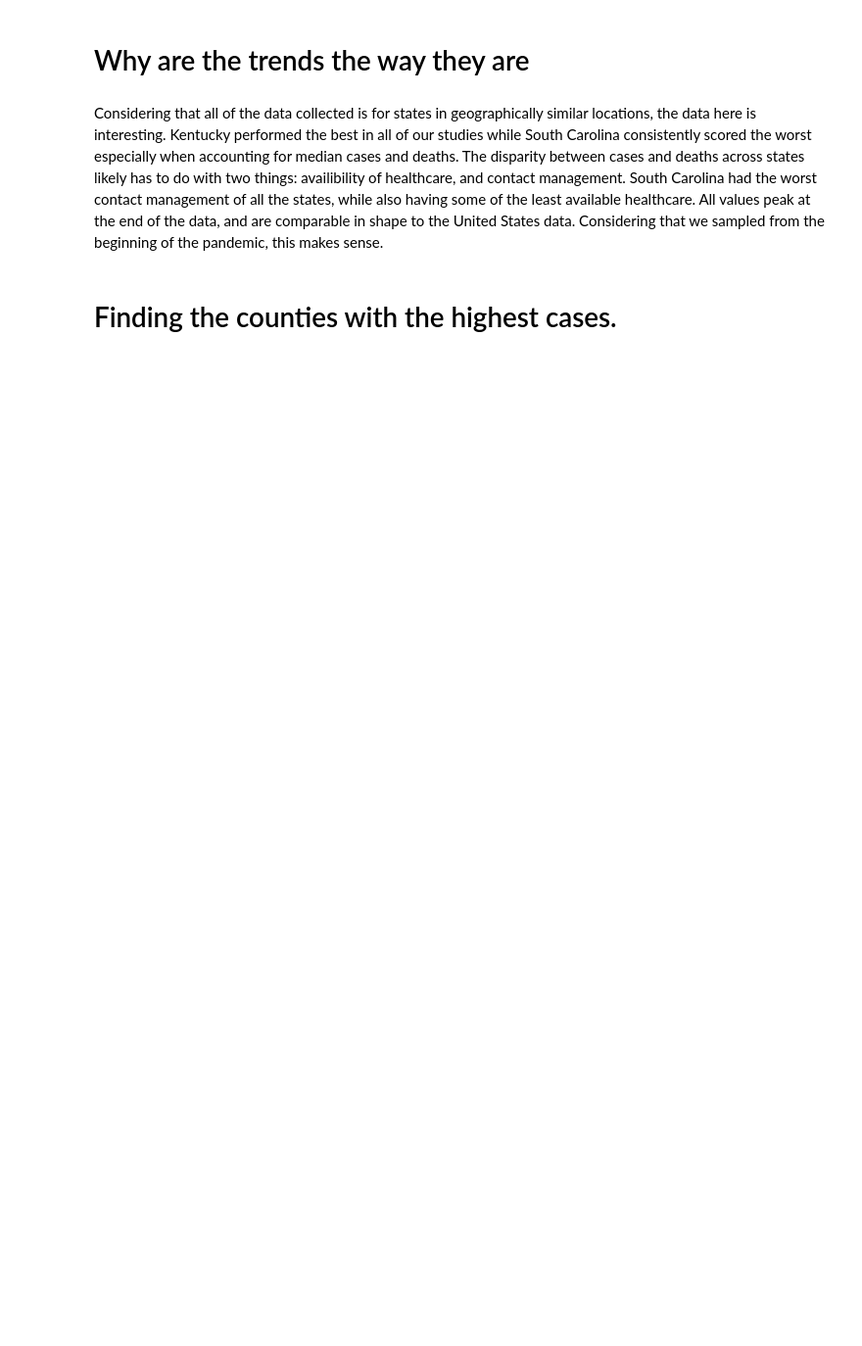
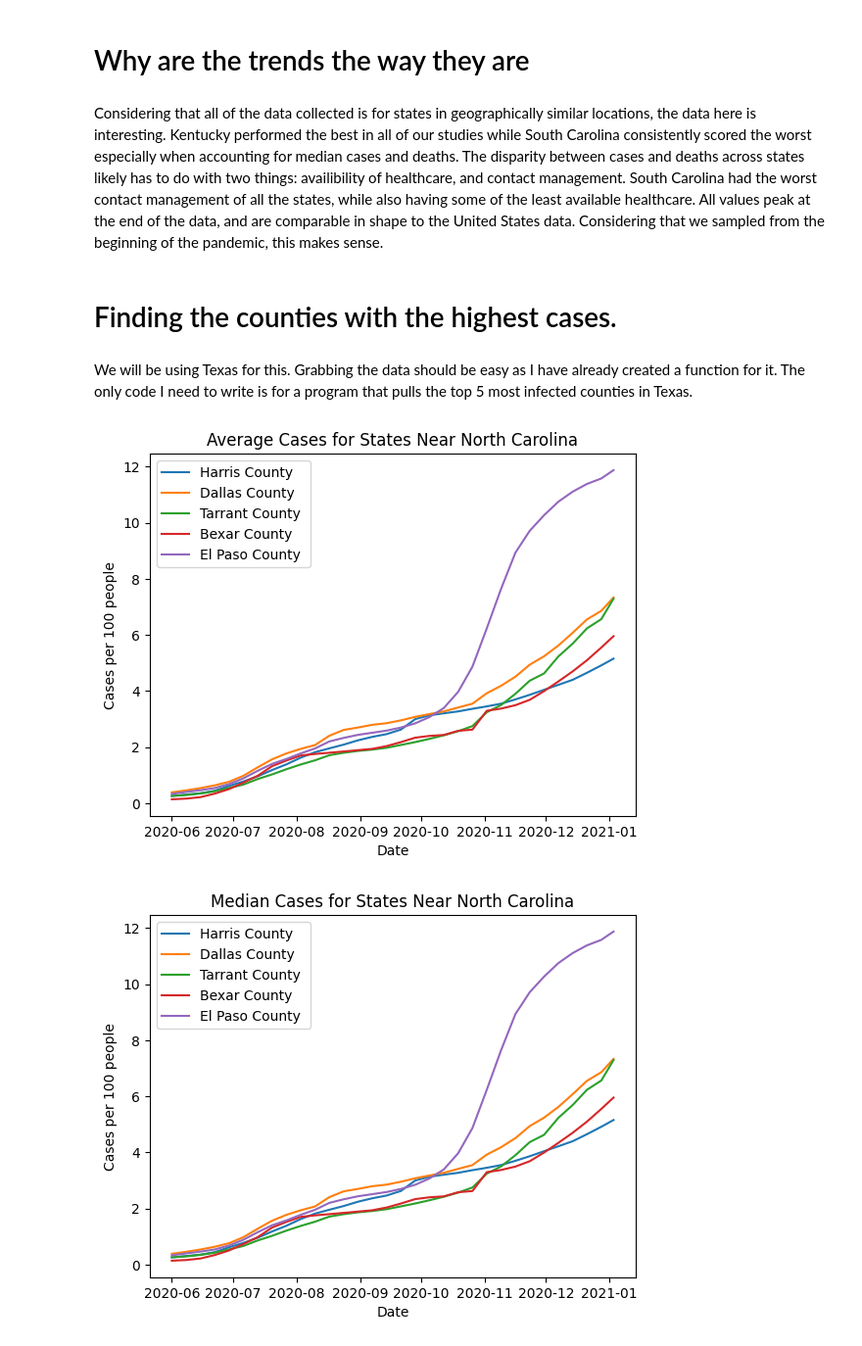
Before and after one commit to smbarber2/405ProjectGroup1, a Jupyter notebook: david_stage2.ipynb, the cells around one changed output. Shown at 98% size. Cells and saved outputs as stored; diff of their text form; code cells hidden in the pictures; blank space fills up the shorter version.

```diff
--- a/david_stage2.ipynb
+++ b/david_stage2.ipynb
@@ -199,3 +201,65 @@ plt.show()
 Considering that all of the data collected is for states in geographically similar locations, the data here is interesting.  Kentucky performed the best in all of our studies while South Carolina consistently scored the worst especially when accounting for median cases and deaths.  The disparity between cases and deaths across states likely has to do with two things: availibility of healthcare, and contact management.  South Carolina had the worst contact management of all the states, while also having some of the least available healthcare. All values peak at the end of the data, and are comparable in shape to the United States data.  Considering that we sampled from the beginning of the pandemic, this makes sense.
 # %% [markdown]
 # Finding the counties with the highest cases.
+# %% [markdown]
+We will be using Texas for this.  Grabbing the data should be easy as I have already created a function for it.  The only code I need to write is for a program that pulls the top 5 most infected counties in Texas.
+# %%
+# Narrow our search down to texas
+texas_data_c = covid_cases[covid_cases['State'] == 'TX']
+
+#Separate our dataframe
+texas_metaless = texas_data_c.drop(columns=['County Name', 'StateFIPS', 'countyFIPS', 'State'])
+
+texas_data_c.insert(0, 'total cases', texas_metaless.T.agg(['max']).T)
+
+#sort our info
+max_data = texas_data_c.sort_values(by=['total cases'], ascending=False)
+
+top5 = max_data.head(5).reset_index(drop=True)
+
+#extract the useful bits
+top5_counties = []
+for i in range(5):
+    fips = top5.at[i, 'countyFIPS']
+    top5_counties.append(fips)
+
+# Make our graphs
+
+for county in top5_counties:
+    info = county_mean(county, covid_cases, 100).T
+    plt.plot(info, label = info.T.index)
+plt.xlabel("Date")  # add X-axis label
+plt.ylabel("Cases per 100 people")  # add Y-axis label
+plt.title("Average Cases for States Near North Carolina")  # add title
+plt.legend()
+plt.show()
+
+for county in top5_counties:
+    info = county_median(county, covid_cases, 100).T
+    plt.plot(info, label = info.T.index)
+plt.xlabel("Date")  # add X-axis label
+plt.ylabel("Cases per 100 people")  # add Y-axis label
+plt.title("Median Cases for States Near North Carolina")  # add title
+plt.legend()
+plt.show()
+
+for county in top5_counties:
+    info = county_mean(county, covid_deaths, 1000).T
+    plt.plot(info, label = info.T.index)
+plt.xlabel("Date")  # add X-axis label
+plt.ylabel("Deaths per 1000 people")  # add Y-axis label
+plt.title("Average Deaths for States Near North Carolina")  # add title
+plt.legend()
+plt.show()
+
+for county in top5_counties:
+    info = county_median(county, covid_deaths, 1000).T
+    plt.plot(info, label = info.T.index)
+plt.xlabel("Date")  # add X-axis label
+plt.ylabel("Deaths per 1000 people")  # add Y-axis label
+plt.title("Median Deaths for States Near North Carolina")  # add title
+plt.legend()
+plt.show()
+# %% [output]
+[figure, added]
+[figure, added]
```
Also changed, not shown: parts of 4 cells of this notebook.
